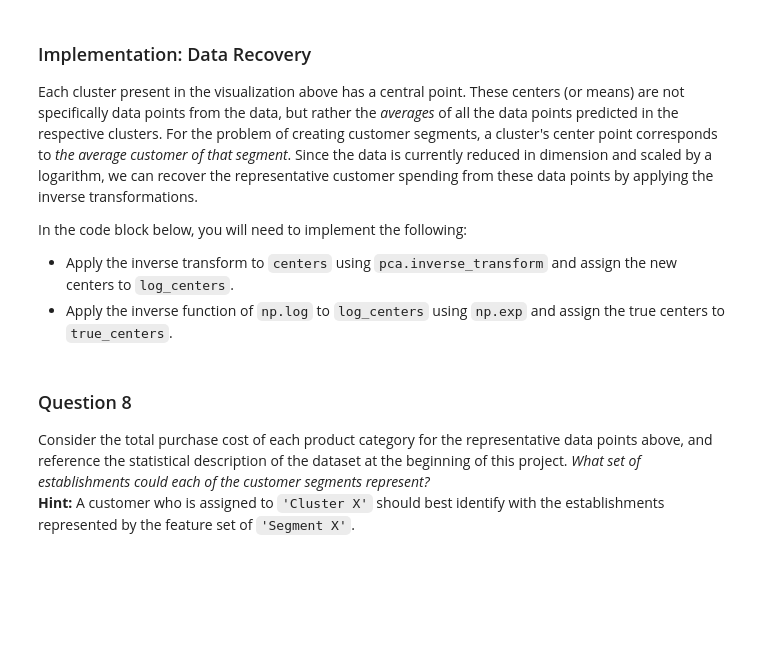
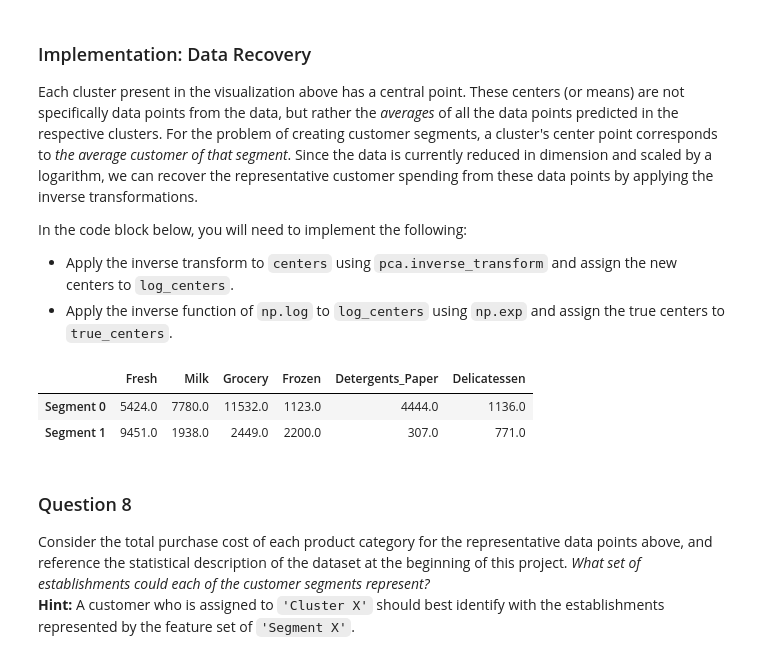
Before and after one commit to MuhammadVT/machine_learning_projects, a Jupyter notebook: projects/customer_segments/customer_segments.ipynb, the cells around one changed output. Cells and saved outputs as stored; diff of their text form; code cells hidden in the pictures; blank space fills up the shorter version.

```diff
--- a/projects/customer_segments/customer_segments.ipynb
+++ b/projects/customer_segments/customer_segments.ipynb
@@ -421,16 +437,20 @@ In the code block below, you will need to implement the following:
  - Apply the inverse function of `np.log` to `log_centers` using `np.exp` and assign the true centers to `true_centers`.
 # %%
 # TODO: Inverse transform the centers
-log_centers = None
+log_centers = pca.inverse_transform(centers)
 
 # TODO: Exponentiate the centers
-true_centers = None
+true_centers = np.exp(log_centers)
 
 # Display the true centers
 segments = ['Segment {}'.format(i) for i in range(0,len(centers))]
 true_centers = pd.DataFrame(np.round(true_centers), columns = data.keys())
 true_centers.index = segments
 display(true_centers)
+# %% [output]
+|  | Fresh | Milk | Grocery | Frozen | Detergents_Paper | Delicatessen |
+| Segment 0 | 5424.0 | 7780.0 | 11532.0 | 1123.0 | 4444.0 | 1136.0 |
+| Segment 1 | 9451.0 | 1938.0 | 2449.0 | 2200.0 | 307.0 | 771.0 |
 # %% [markdown]
 ### Question 8
 Consider the total purchase cost of each product category for the representative data points above, and reference the statistical description of the dataset at the beginning of this project. *What set of establishments could each of the customer segments represent?*
```
Also changed, not shown: parts of 11 cells of this notebook.
